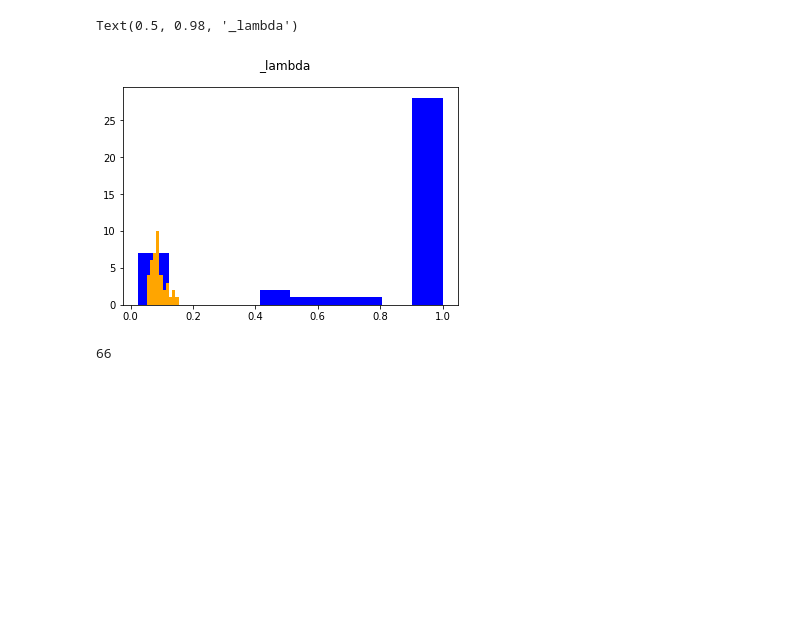
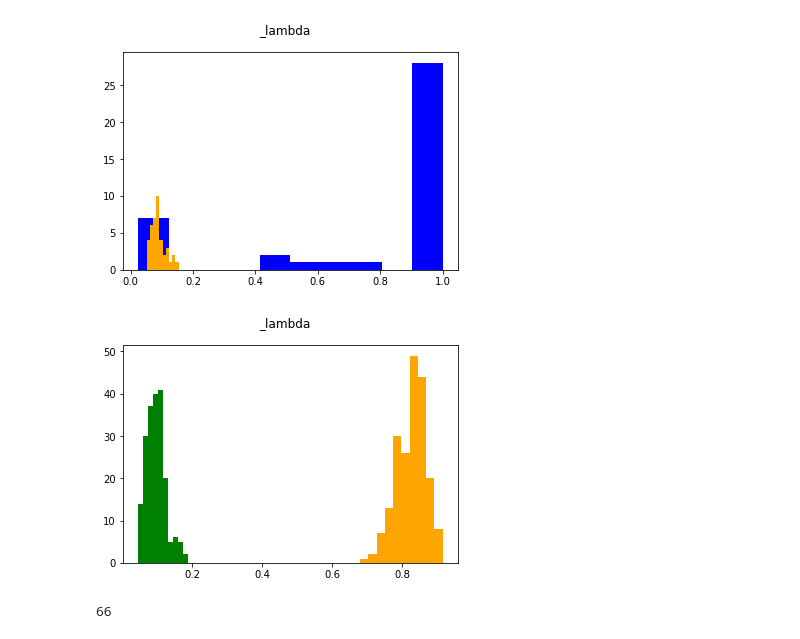
Before and after one commit to messDiv/MESS, a Jupyter notebook: jupyter-notebooks/plotting/pw-comp-horserace.ipynb, the cells around one changed output. Saved outputs shown, nothing was run; the diff lists cells and outputs as text; code cells hidden in the pictures; blank space fills up the shorter version.

```diff
--- a/jupyter-notebooks/plotting/pw-comp-horserace.ipynb
+++ b/jupyter-notebooks/plotting/pw-comp-horserace.ipynb
@@ -76,11 +70,16 @@ plt.show()
 # %%
 param = "_lambda"
 plt.hist(cmp_mean_res[param], color='blue')
 plt.hist(cmp_pw_res[param], color='orange')
 plt.suptitle(param)
+plt.show()
+plt.hist(cmp_pw[param], color='orange')
+plt.hist(cmp_neutral[param], color='green')
+plt.suptitle(param)
+plt.show()
 # %% [output]
-Text(0.5, 0.98, '_lambda')
 [figure]
+[figure, added]
 # %%
 # How many sumstats?
 print(len(cmp_mean_res.columns[15:]))
```
Also changed, not shown: parts of 6 cells of this notebook, 1 other file.
